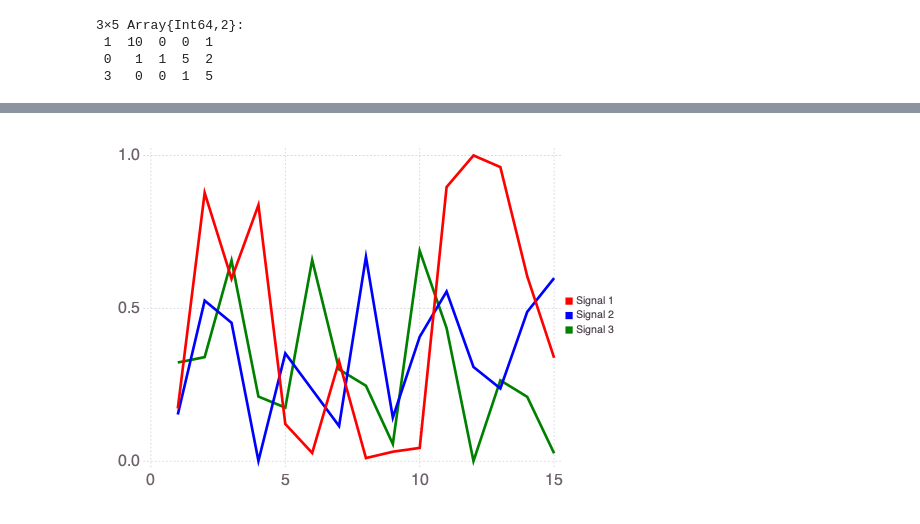
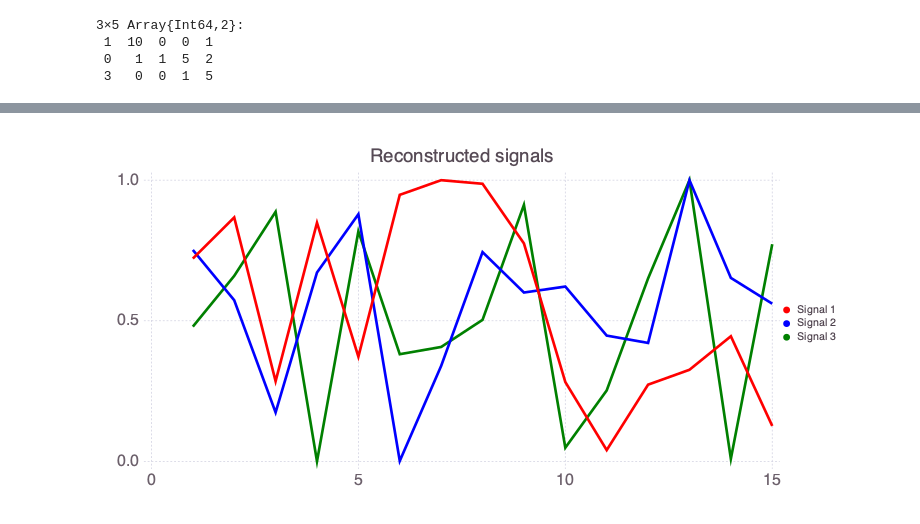
Before and after one commit to SmartTensors/NMFk.jl, a Jupyter notebook: notebooks/blind_source_separation.ipynb, the cells around one changed output, grey strips where cells are left out. Cells and saved outputs as stored; diff of their text form; code cells hidden in the pictures.

```diff
--- a/notebooks/blind_source_separation.ipynb
+++ b/notebooks/blind_source_separation.ipynb
@@ -170,4 +198,4 @@ Mads.plotseries([a b c])
 # %%
-Mads.plotseries(We[kopt] ./ maximum(We[kopt]))
+Mads.plotseries(We[kopt] ./ maximum(We[kopt]; dims=1); title="Reconstructed signals")
 # %% [output]
-[figure, old version]
+[figure, new version]
```
Also changed, not shown: parts of 25 cells of this notebook, 4 other files.
